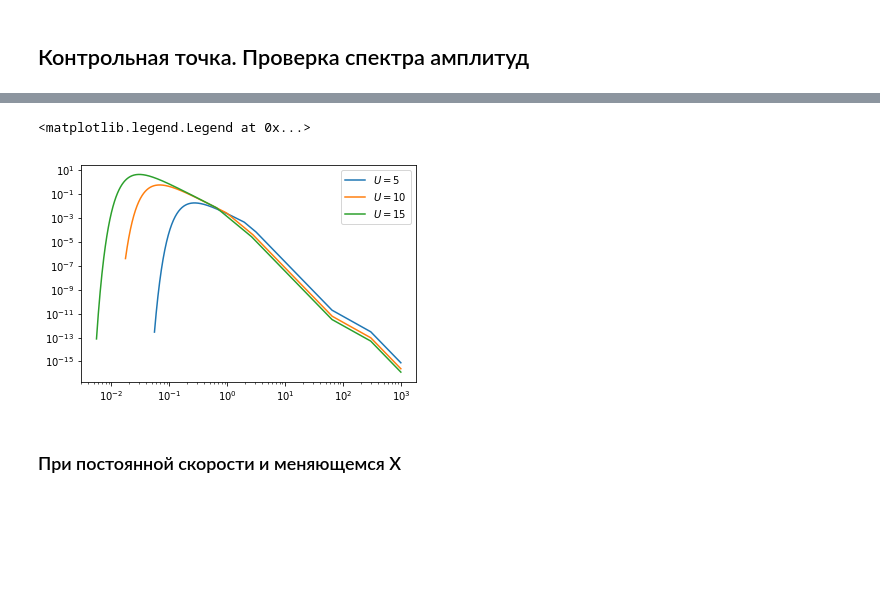
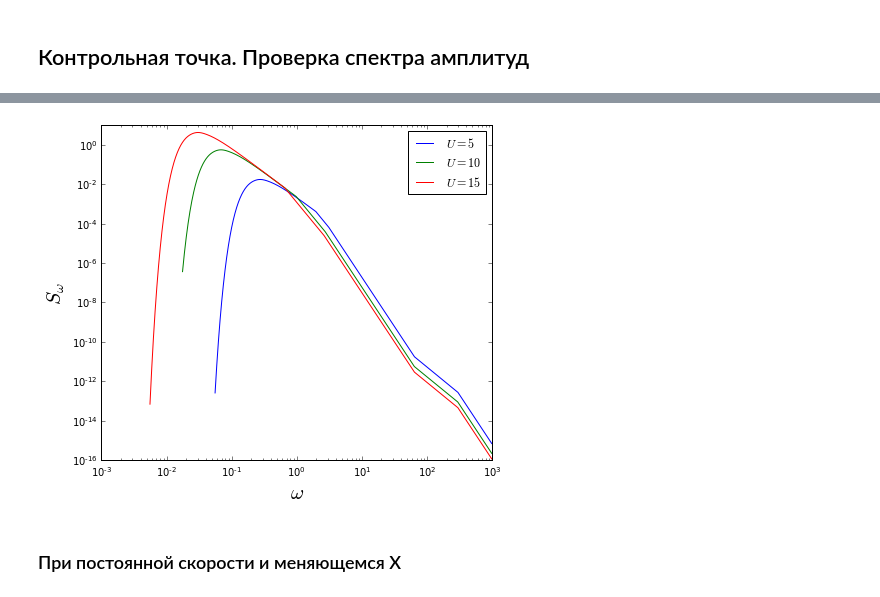
Before and after one commit to KirillPonur/water, a Jupyter notebook: model.ipynb, the cells around one changed output, grey strips where cells are left out. Drawn from its saved outputs; the diff is of its cells as text; code cells hidden in the pictures; blank space fills up the shorter version.

```diff
--- a/model.ipynb
+++ b/model.ipynb
@@ -145,7 +146,7 @@ def Gamma(x):
           )
     return gamma
 # %%
-def S0(k,U10):
+def S0(k,U10,x):
     omega=omega_k(k)
     omega_m=omega_max(U10)
 
@@ -153,9 +154,9 @@ def S0(k,U10):
         r=(np.exp(-(omega-omega_m)**2/(2*sigma**2*omega_m**2)))
         return r
 
-    alpha=Alpha(x__)
+    alpha=Alpha(x)
 #     alpha=0.081
-    gamma=Gamma(x__)
+    gamma=Gamma(x)
 #     gamma=3.3
     sigma=Sigma(omega)
     a_m=a(U10)
@@ -170,18 +171,18 @@ U10=10
 y=[]
 k=np.linspace(0.001,1,10000)
 for i in k:
-    y.append(S0(i,U10))
+    y.append(S0(i,U10,x))
 
 plot(sqrt(k*g),y)
 title('$S_{\omega}$, частотный спектр')
 show()
-plot(k,y)
-title('$S_k$ спектр')
-show()
-lam=2*pi/k
-y=[y[i] for i in argsort(lam)]
-lam=sort(lam)
-plot(lam[0:argmax(y)+350],y[0:argmax(y)+350])
-title('$S_{\lambda}$ спектр')
-show()
+# plot(k,y)
+# title('$S_k$ спектр')
+# show()
+# lam=2*pi/k
+# y=[y[i] for i in argsort(lam)]
+# lam=sort(lam)
+# plot(lam[0:argmax(y)+350],y[0:argmax(y)+350])
+# title('$S_{\lambda}$ спектр')
+# show()
 # %% [output]
@@ -191,12 +190,12 @@ show()
 # %%
-def S(k,U10):
+def S(k,U10,x):
     omega=omega_k(k)
     omega_m=omega_max(U10)
 
-    alpha=alpha0(U10)
+    alpha=alpha0(U10,x)
 
     if 0<=omega<=1.2*omega_m:
-        S=S0(omega,U10)
+        S=S0(omega,U10,x)
     elif 1.2*omega_m<omega<=a(U10)*omega_m:
         S=alpha[2]/omega**4
     elif a(U10)*omega_m<omega<=omega_gk:
@@ -220,31 +221,31 @@ MathJax.Hub.Config({
 # %%
-global x__
-
-x__=20170
+x=30000
 U10=5
 k=logspace(-3.5,5,1000)
 C=[]
 for i in k:
-    C.append(S(i,U10))
+    C.append(S(i,U10,x))
 loglog(sqrt(k*g),C,label='$U=5$')
 
 U10=10
 k=logspace(-4.5,5,1000)
 C=[]
 for i in k:
-    C.append(S(i,U10))
+    C.append(S(i,U10,x))
 loglog(sqrt(k*g),C,label='$U=10$')
 
 U10=15
 k=logspace(-5.5,5,1000)
 C=[]
 for i in k:
-    C.append(S(i,U10))
+    C.append(S(i,U10,x))
 loglog(sqrt(k*g),C,label='$U=15$')
 legend()
+xlabel('$\omega$')
+ylabel('$S_{\omega}$')
+show()
 # %% [output]
-<matplotlib.legend.Legend at 0x...>
-[figure, old version]
+[figure, new version]
 # %% [markdown]
 ### При постоянной скорости и меняющемся X
 # %%
```
Also changed, not shown: parts of 17 cells of this notebook.
